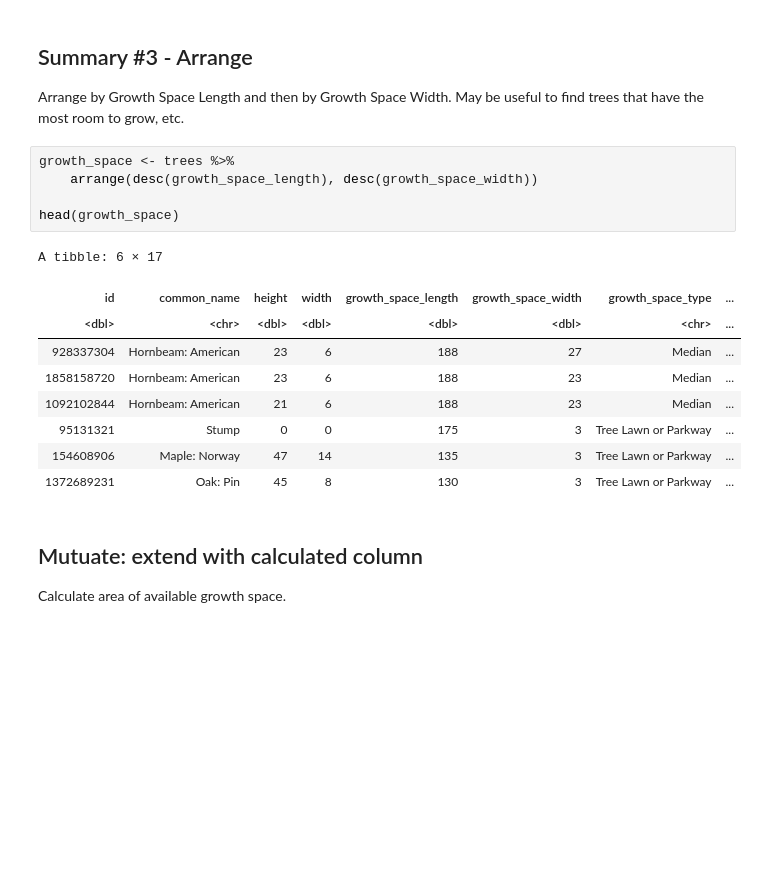
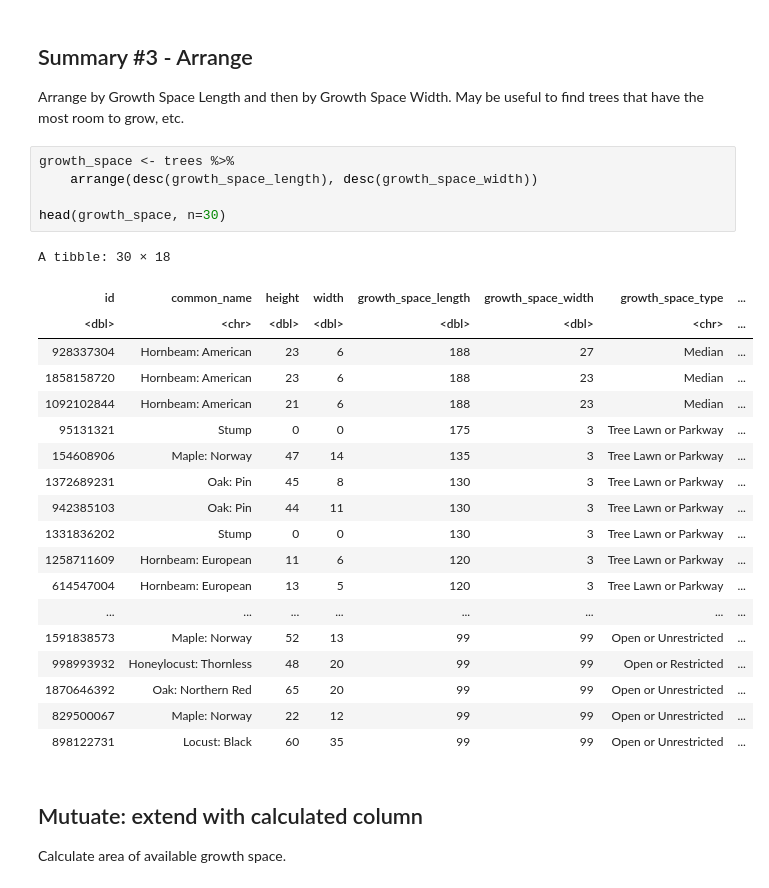
Before and after one commit to isaacbraun/data-analytics, a Jupyter notebook: r-labs/lab_1.ipynb, the cells around one changed output. Drawn from its saved outputs; the diff is of its cells as text; blank space fills up the shorter version.

```diff
--- a/r-labs/lab_1.ipynb
+++ b/r-labs/lab_1.ipynb
@@ -195,18 +212,28 @@ Arrange by Growth Space Length and then by Growth Space Width. May be useful to
 # %%
 growth_space <- trees %>%
     arrange(desc(growth_space_length), desc(growth_space_width))
 
-head(growth_space)
+head(growth_space, n=30)
 # %% [output]
-A tibble: 6 × 17
+A tibble: 30 × 18
 | id | common_name | height | width | growth_space_length | growth_space_width | growth_space_type | ... |
 | <dbl> | <chr> | <dbl> | <dbl> | <dbl> | <dbl> | <chr> | ... |
 | 928337304 | Hornbeam: American | 23 | 6 | 188 | 27 | Median | ... |
 | 1858158720 | Hornbeam: American | 23 | 6 | 188 | 23 | Median | ... |
 | 1092102844 | Hornbeam: American | 21 | 6 | 188 | 23 | Median | ... |
 | 95131321 | Stump | 0 | 0 | 175 | 3 | Tree Lawn or Parkway | ... |
 | 154608906 | Maple: Norway | 47 | 14 | 135 | 3 | Tree Lawn or Parkway | ... |
 | 1372689231 | Oak: Pin | 45 | 8 | 130 | 3 | Tree Lawn or Parkway | ... |
+| 942385103 | Oak: Pin | 44 | 11 | 130 | 3 | Tree Lawn or Parkway | ... |
+| 1331836202 | Stump | 0 | 0 | 130 | 3 | Tree Lawn or Parkway | ... |
+| 1258711609 | Hornbeam: European | 11 | 6 | 120 | 3 | Tree Lawn or Parkway | ... |
+| 614547004 | Hornbeam: European | 13 | 5 | 120 | 3 | Tree Lawn or Parkway | ... |
+| ... | ... | ... | ... | ... | ... | ... | ... |
+| 1591838573 | Maple: Norway | 52 | 13 | 99 | 99 | Open or Unrestricted | ... |
+| 998993932 | Honeylocust: Thornless | 48 | 20 | 99 | 99 | Open or Restricted | ... |
+| 1870646392 | Oak: Northern Red | 65 | 20 | 99 | 99 | Open or Unrestricted | ... |
+| 829500067 | Maple: Norway | 22 | 12 | 99 | 99 | Open or Unrestricted | ... |
+| 898122731 | Locust: Black | 60 | 35 | 99 | 99 | Open or Unrestricted | ... |
 # %% [markdown]
 ## Mutuate: extend with calculated column
 Calculate area of available growth space.
```
Also changed, not shown: parts of 4 cells of this notebook, 1 other file.
